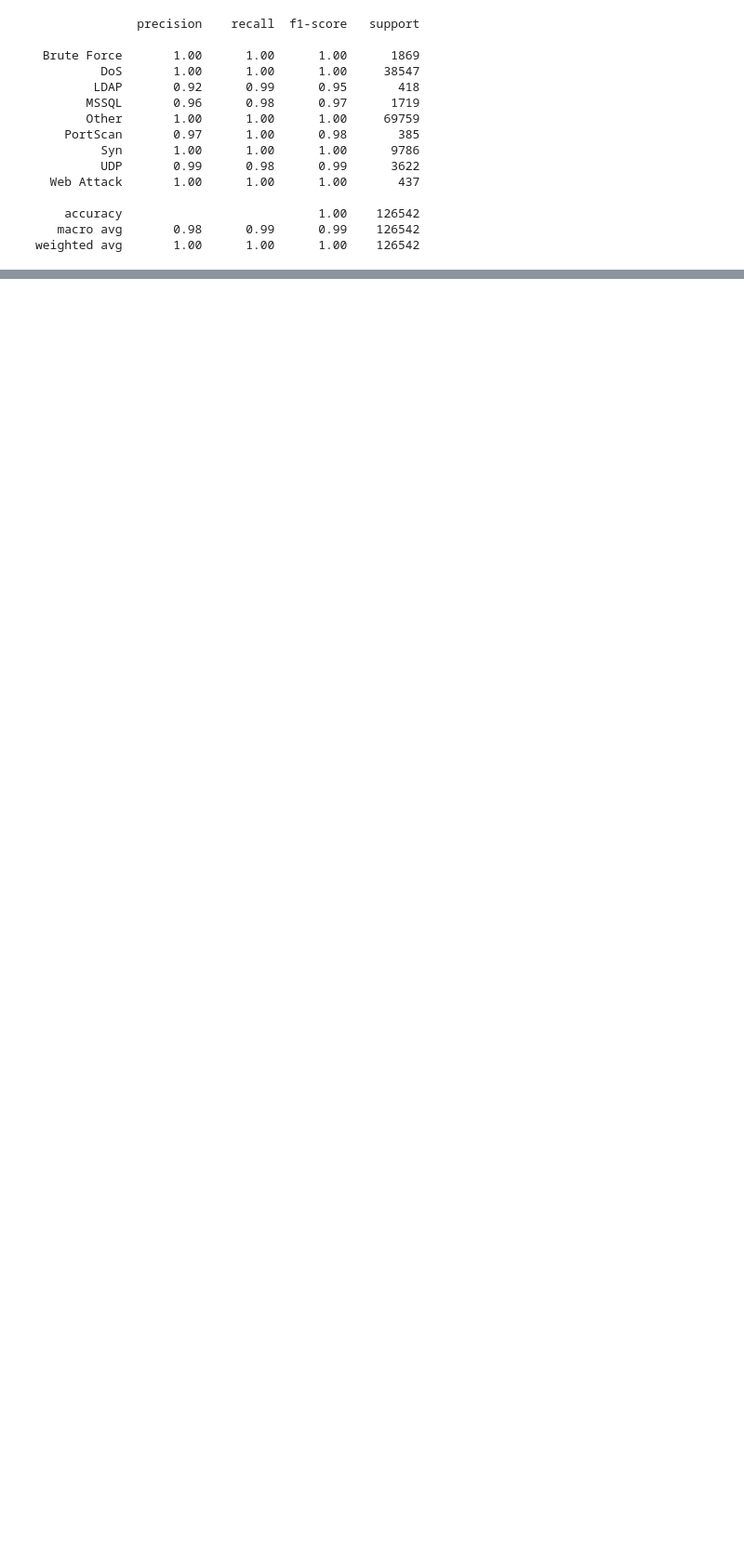
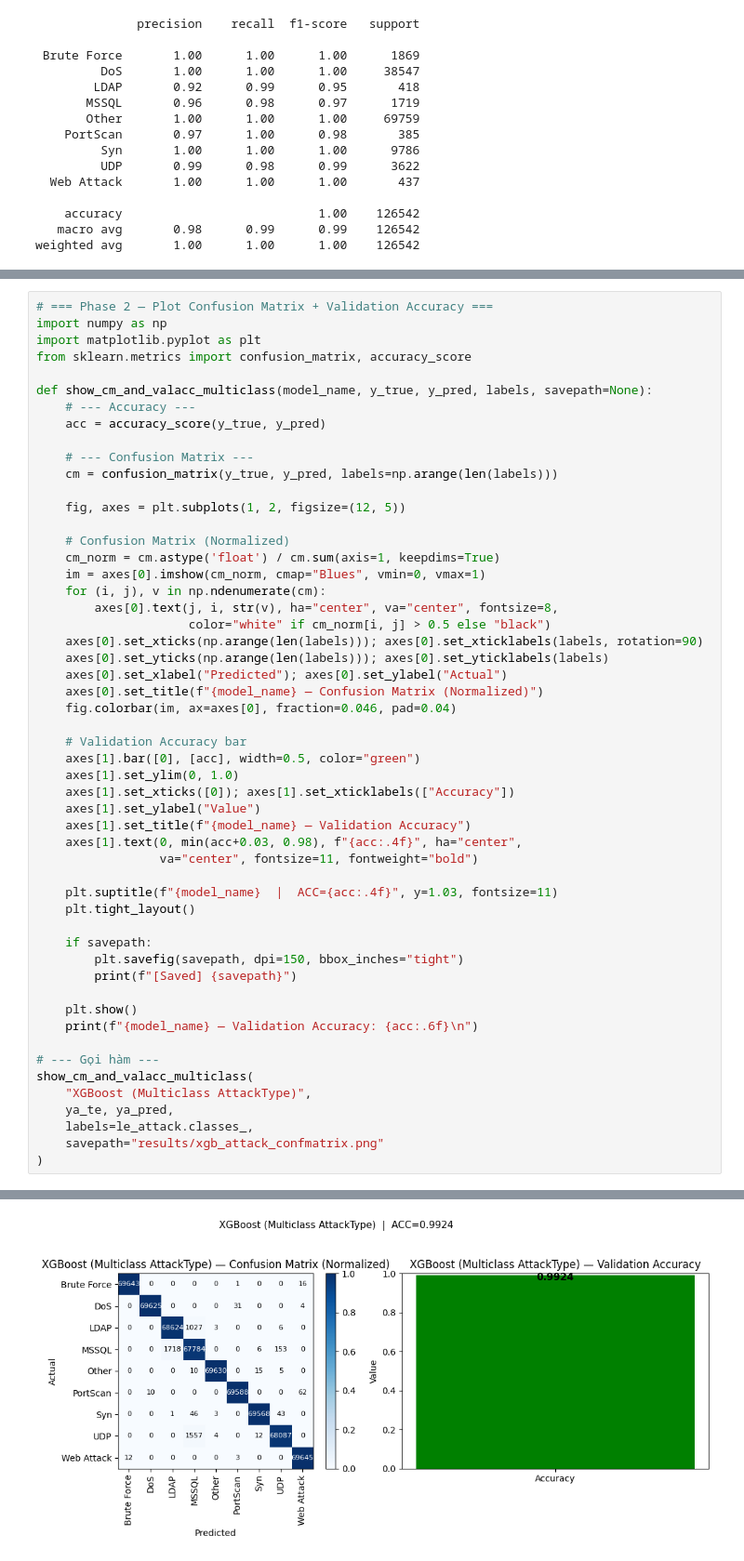
Before and after one commit to NguyenPhuocAnhDung/DACN, a Jupyter notebook: Test01.ipynb, the cells around one changed output, grey strips where cells are left out. Shown: that part at 93% size. Drawn from its saved outputs; the diff is of its cells as text; blank space fills up the shorter version.

```diff
--- a/Test01.ipynb
+++ b/Test01.ipynb
@@ -402,0 +680,54 @@ weighted avg       1.00      1.00      1.00    126542
+# %%
+# === Phase 2 — Plot Confusion Matrix + Validation Accuracy ===
+import numpy as np
+import matplotlib.pyplot as plt
+from sklearn.metrics import confusion_matrix, accuracy_score
+
+def show_cm_and_valacc_multiclass(model_name, y_true, y_pred, labels, savepath=None):
+    # --- Accuracy ---
+    acc = accuracy_score(y_true, y_pred)
+
+    # --- Confusion Matrix ---
+    cm = confusion_matrix(y_true, y_pred, labels=np.arange(len(labels)))
+
+    fig, axes = plt.subplots(1, 2, figsize=(12, 5))
+
+    # Confusion Matrix (Normalized)
+    cm_norm = cm.astype('float') / cm.sum(axis=1, keepdims=True)
+    im = axes[0].imshow(cm_norm, cmap="Blues", vmin=0, vmax=1)
+    for (i, j), v in np.ndenumerate(cm):
+        axes[0].text(j, i, str(v), ha="center", va="center", fontsize=8,
+                     color="white" if cm_norm[i, j] > 0.5 else "black")
+    axes[0].set_xticks(np.arange(len(labels))); axes[0].set_xticklabels(labels, rotation=90)
+    axes[0].set_yticks(np.arange(len(labels))); axes[0].set_yticklabels(labels)
+    axes[0].set_xlabel("Predicted"); axes[0].set_ylabel("Actual")
+    axes[0].set_title(f"{model_name} — Confusion Matrix (Normalized)")
+    fig.colorbar(im, ax=axes[0], fraction=0.046, pad=0.04)
+
+    # Validation Accuracy bar
+    axes[1].bar([0], [acc], width=0.5, color="green")
+    axes[1].set_ylim(0, 1.0)
+    axes[1].set_xticks([0]); axes[1].set_xticklabels(["Accuracy"])
+    axes[1].set_ylabel("Value")
+    axes[1].set_title(f"{model_name} — Validation Accuracy")
+    axes[1].text(0, min(acc+0.03, 0.98), f"{acc:.4f}", ha="center",
+                 va="center", fontsize=11, fontweight="bold")
+
+    plt.suptitle(f"{model_name}  |  ACC={acc:.4f}", y=1.03, fontsize=11)
+    plt.tight_layout()
+
+    if savepath:
+        plt.savefig(savepath, dpi=150, bbox_inches="tight")
+        print(f"[Saved] {savepath}")
+
+    plt.show()
+    print(f"{model_name} — Validation Accuracy: {acc:.6f}\n")
+
+# --- Gọi hàm ---
+show_cm_and_valacc_multiclass(
+    "XGBoost (Multiclass AttackType)",
+    ya_te, ya_pred,
+    labels=le_attack.classes_,
+    savepath="results/xgb_attack_confmatrix.png"
+)
+# %% [output]
@@ -402,0 +735 @@ weighted avg       1.00      1.00      1.00    126542
+[figure, added]
```
Also changed, not shown: parts of 21 cells of this notebook, 22 other files.
